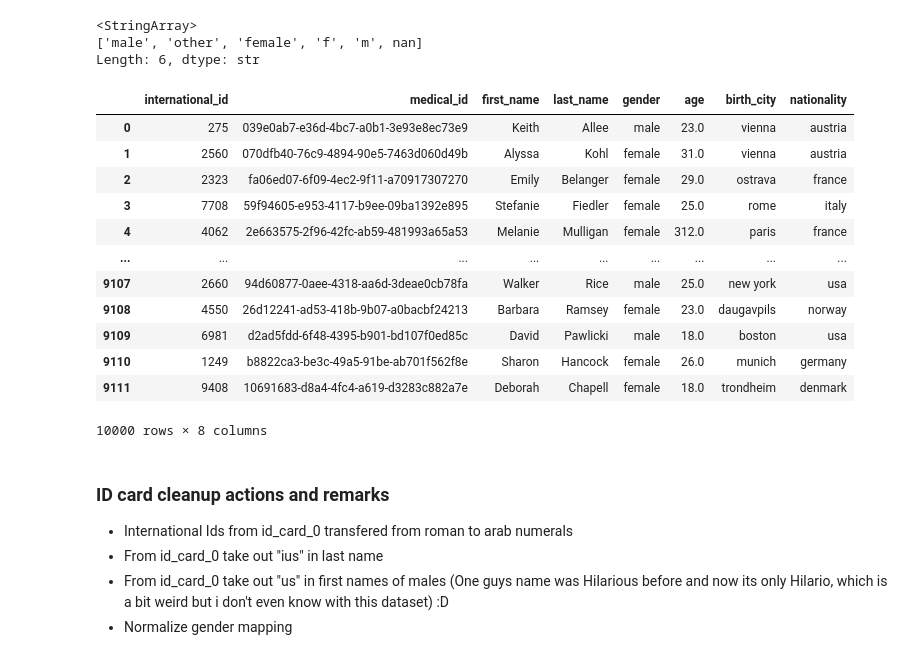
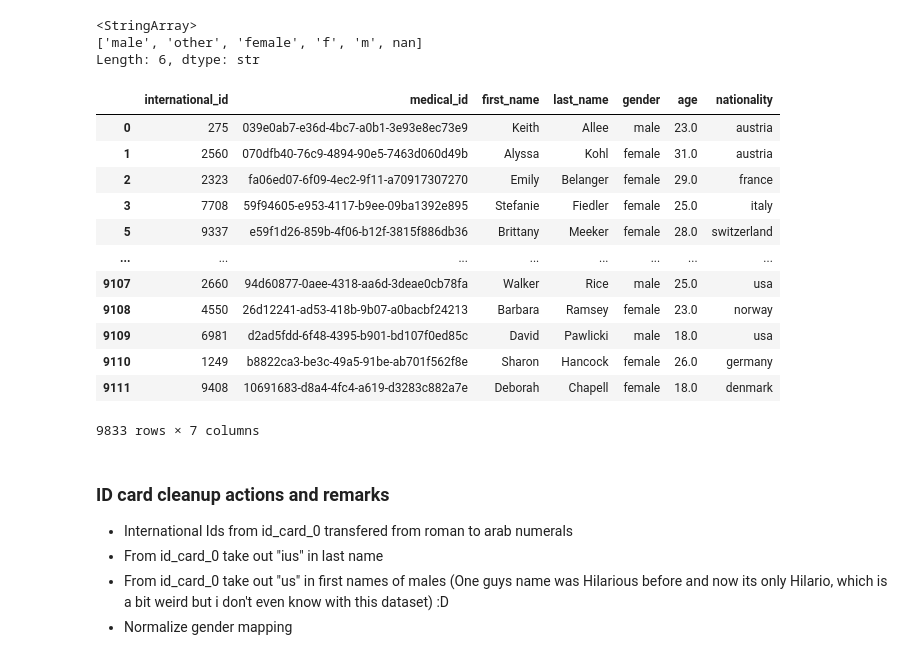
Before and after one commit to jaklvinc/KnowledgeDiscoveryAndDataMining-TUGraz-2026, a Jupyter notebook: phase_1/group_project.ipynb, the cells around one changed output. Cells and saved outputs as stored; diff of their text form; code cells hidden in the pictures.

Commit message:
Identity card Todos done

```diff
--- a/phase_1/group_project.ipynb
+++ b/phase_1/group_project.ipynb
@@ -71,41 +71,45 @@ identity_card_0['first_name'] = identity_card_0.apply(lambda x: x['first_name'][
 # %%
 identity_card = pd.concat([identity_card_0,identity_card_1])
 
 # international_id
 
 # gender -> normalize
 gender_map = {'f':'female',
               'female': 'female',
 
               'm': 'male',
               'male': 'male',
 
               'other': 'other'}
 
 identity_card['gender'] = identity_card['gender'].map(gender_map)
 
 # age (why is there someone 312 years old?)
 
 # birth_city and nationality -> normalize
 identity_card['birth_city'] = identity_card['birth_city'].str.lower().str.strip()
 identity_card['nationality'] = identity_card['nationality'].str.lower().str.strip()
 
+#drop birth city
+identity_card = identity_card.drop(columns = ['birth_city'])
 
+#drop people older than 122
+identity_card=identity_card[identity_card['age'] <= 122]
 identity_card
 # %% [output]
-|  | international_id | medical_id | first_name | last_name | gender | age | birth_city | nationality |
-| 0 | 275 | 039e0ab7-e36d-4bc7-a0b1-3e93e8ec73e9 | Keith | Allee | male | 23.0 | vienna | austria |
-| 1 | 2560 | 070dfb40-76c9-4894-90e5-7463d060d49b | Alyssa | Kohl | female | 31.0 | vienna | austria |
-| 2 | 2323 | fa06ed07-6f09-4ec2-9f11-a70917307270 | Emily | Belanger | female | 29.0 | ostrava | france |
-| 3 | 7708 | 59f94605-e953-4117-b9ee-09ba1392e895 | Stefanie | Fiedler | female | 25.0 | rome | italy |
-| 4 | 4062 | 2e663575-2f96-42fc-ab59-481993a65a53 | Melanie | Mulligan | female | 312.0 | paris | france |
-| ... | ... | ... | ... | ... | ... | ... | ... | ... |
-| 9107 | 2660 | 94d60877-0aee-4318-aa6d-3deae0cb78fa | Walker | Rice | male | 25.0 | new york | usa |
-| 9108 | 4550 | 26d12241-ad53-418b-9b07-a0bacbf24213 | Barbara | Ramsey | female | 23.0 | daugavpils | norway |
-| 9109 | 6981 | d2ad5fdd-6f48-4395-b901-bd107f0ed85c | David | Pawlicki | male | 18.0 | boston | usa |
-| 9110 | 1249 | b8822ca3-be3c-49a5-91be-ab701f562f8e | Sharon | Hancock | female | 26.0 | munich | germany |
-| 9111 | 9408 | 10691683-d8a4-4fc4-a619-d3283c882a7e | Deborah | Chapell | female | 18.0 | trondheim | denmark |
+|  | international_id | medical_id | first_name | last_name | gender | age | nationality |
+| 0 | 275 | 039e0ab7-e36d-4bc7-a0b1-3e93e8ec73e9 | Keith | Allee | male | 23.0 | austria |
+| 1 | 2560 | 070dfb40-76c9-4894-90e5-7463d060d49b | Alyssa | Kohl | female | 31.0 | austria |
+| 2 | 2323 | fa06ed07-6f09-4ec2-9f11-a70917307270 | Emily | Belanger | female | 29.0 | france |
+| 3 | 7708 | 59f94605-e953-4117-b9ee-09ba1392e895 | Stefanie | Fiedler | female | 25.0 | italy |
+| 5 | 9337 | e59f1d26-859b-4f06-b12f-3815f886db36 | Brittany | Meeker | female | 28.0 | switzerland |
+| ... | ... | ... | ... | ... | ... | ... | ... |
+| 9107 | 2660 | 94d60877-0aee-4318-aa6d-3deae0cb78fa | Walker | Rice | male | 25.0 | usa |
+| 9108 | 4550 | 26d12241-ad53-418b-9b07-a0bacbf24213 | Barbara | Ramsey | female | 23.0 | norway |
+| 9109 | 6981 | d2ad5fdd-6f48-4395-b901-bd107f0ed85c | David | Pawlicki | male | 18.0 | usa |
+| 9110 | 1249 | b8822ca3-be3c-49a5-91be-ab701f562f8e | Sharon | Hancock | female | 26.0 | germany |
+| 9111 | 9408 | 10691683-d8a4-4fc4-a619-d3283c882a7e | Deborah | Chapell | female | 18.0 | denmark |
-10000 rows × 8 columns
+9833 rows × 7 columns
 # %% [markdown]
 ### ID card cleanup actions and remarks
 
```
